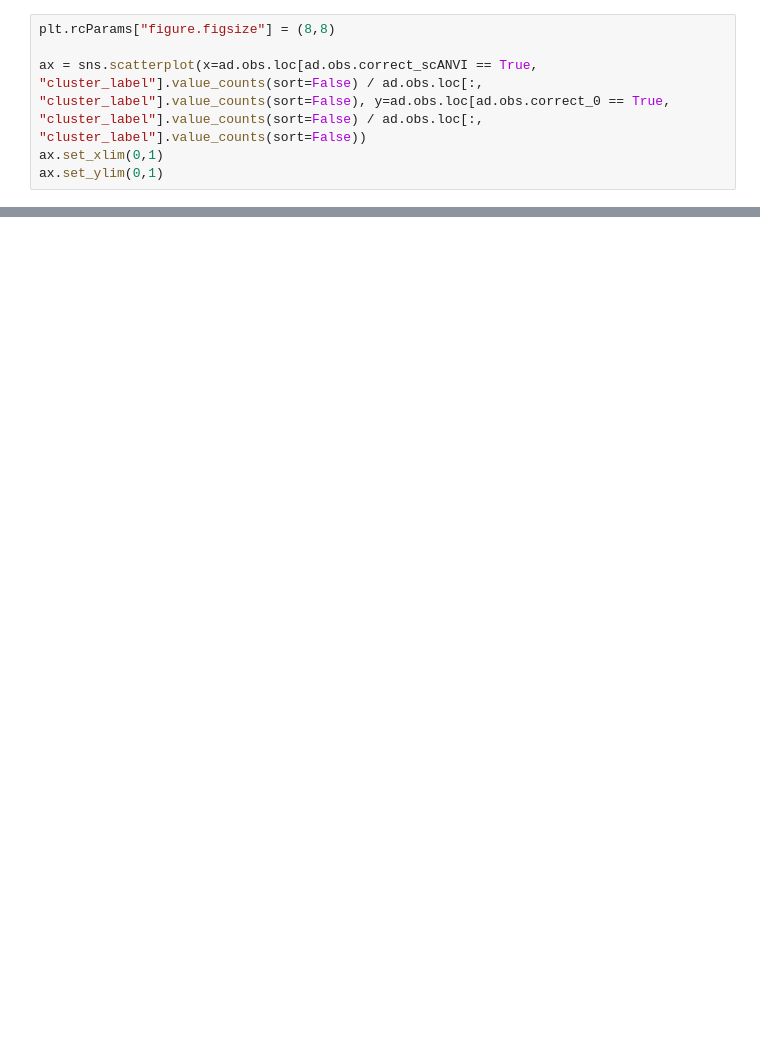
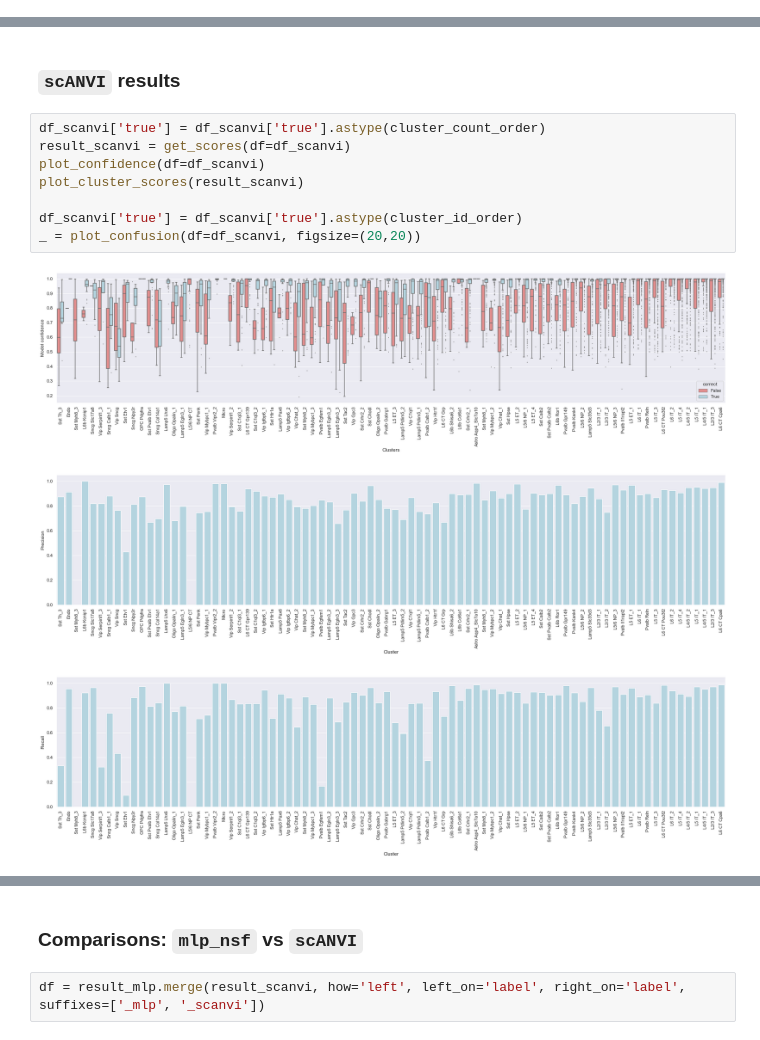
Before and after one commit to AllenInstitute/bmark, a Jupyter notebook: notebooks/01_analyze_results.ipynb, the cells around one changed output, grey strips where cells are left out. Saved outputs shown, nothing was run; the diff lists cells and outputs as text; blank space fills up the shorter version.

```diff
--- a/notebooks/01_analyze_results.ipynb
+++ b/notebooks/01_analyze_results.ipynb
@@ -34,6 +34,0 @@ ad.obs["correct_scANVI"] = ad.obs["cluster_label"] == ad.obs["cluster_label_scAN
-# %%
-plt.rcParams["figure.figsize"] = (8,8)
-
-ax = sns.scatterplot(x=ad.obs.loc[ad.obs.correct_scANVI == True, "cluster_label"].value_counts(sort=False) / ad.obs.loc[:, "cluster_label"].value_counts(sort=False), y=ad.obs.loc[ad.obs.correct_0 == True, "cluster_label"].value_counts(sort=False) / ad.obs.loc[:, "cluster_label"].value_counts(sort=False))
-ax.set_xlim(0,1)
-ax.set_ylim(0,1)
@@ -63,0 +61,14 @@ ax.set_xticklabels(ax.get_xticklabels(), rotation=90);
+# %% [markdown]
+### `scANVI` results
+# %%
+df_scanvi['true'] = df_scanvi['true'].astype(cluster_count_order)
+result_scanvi = get_scores(df=df_scanvi)
+plot_confidence(df=df_scanvi)
+plot_cluster_scores(result_scanvi)
+
+df_scanvi['true'] = df_scanvi['true'].astype(cluster_id_order)
+_ = plot_confusion(df=df_scanvi, figsize=(20,20))
+# %% [output]
+[figure, added]
+[figure, added]
+[figure, added]
@@ -63,0 +76,4 @@ ax.set_xticklabels(ax.get_xticklabels(), rotation=90);
+# %% [markdown]
+### Comparisons: `mlp_nsf` vs `scANVI`
+# %%
+df = result_mlp.merge(result_scanvi, how='left', left_on='label', right_on='label', suffixes=['_mlp', '_scanvi'])
```
Also changed, not shown: parts of 13 cells of this notebook, 2 other files.
